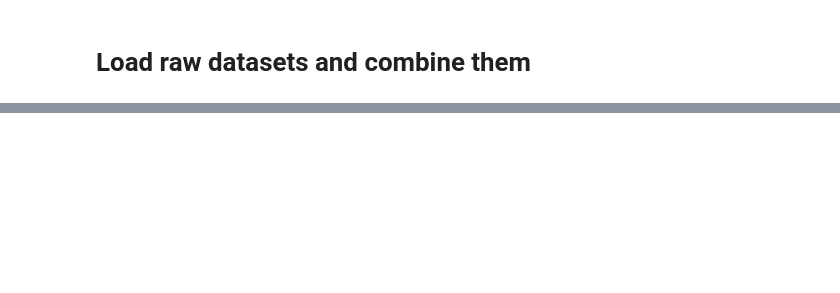
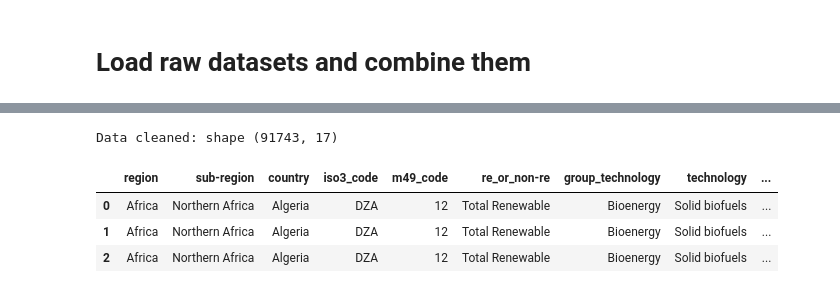
Before and after one commit to SpiralSnowflake/global_energy_analysis, a Jupyter notebook: notebooks/01_data_loading.ipynb, the cells around one changed output, grey strips where cells are left out. Cells and saved outputs as stored; diff of their text form; code cells hidden in the pictures; blank space fills up the shorter version.

```diff
--- a/notebooks/01_data_loading.ipynb
+++ b/notebooks/01_data_loading.ipynb
@@ -42,0 +164,17 @@ UnicodeDecodeError: 'utf-8' codec can't decode byte 0xc0 in position 14: invalid
+# %%
+irena_handler = DataHandler(
+    filepath_list=[],
+    country_col="Country",   # original column name (case-sensitive)
+    year_col="Year"
+)
+
+irena_handler.df = irena_raw.copy()
+
+irena_clean = irena_handler.clean_data()
+irena_clean.head(3)
+# %% [output]
+Data cleaned: shape (91743, 17)
+|  | region | sub-region | country | iso3_code | m49_code | re_or_non-re | group_technology | technology | ... |
+| 0 | Africa | Northern Africa | Algeria | DZA | 12 | Total Renewable | Bioenergy | Solid biofuels | ... |
+| 1 | Africa | Northern Africa | Algeria | DZA | 12 | Total Renewable | Bioenergy | Solid biofuels | ... |
+| 2 | Africa | Northern Africa | Algeria | DZA | 12 | Total Renewable | Bioenergy | Solid biofuels | ... |
```
Also changed, not shown: parts of 31 cells of this notebook, 6 other files.
